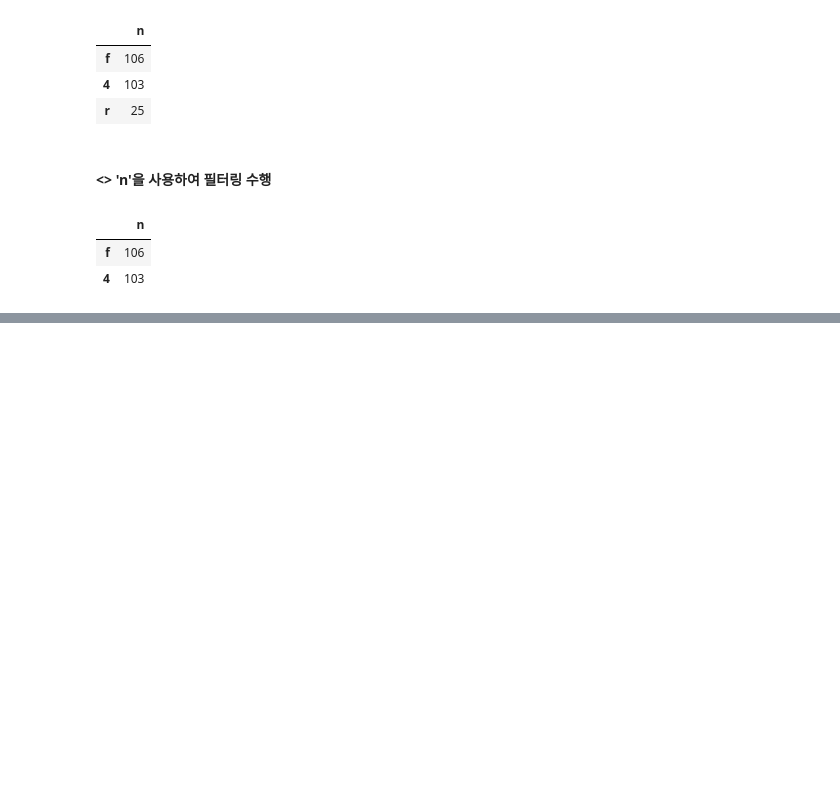
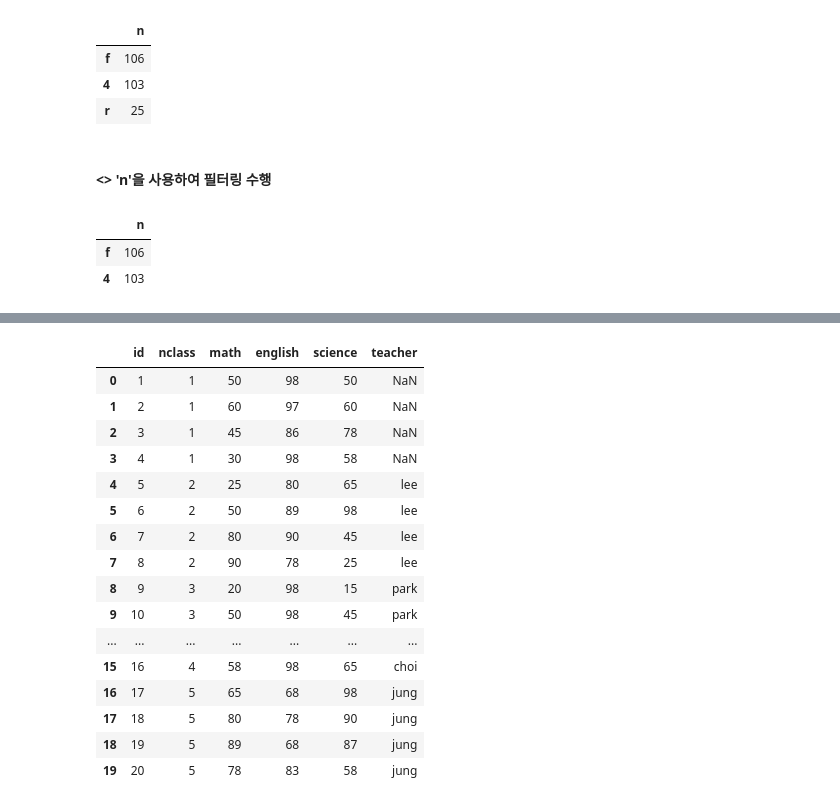
Before and after one commit to dndxor/BCDA, a Jupyter notebook: Ch06_DataHandling.ipynb, the cells around one changed output, grey strips where cells are left out. Cells and saved outputs as stored; diff of their text form; code cells hidden in the pictures; blank space fills up the shorter version.

```diff
--- a/Ch06_DataHandling.ipynb
+++ b/Ch06_DataHandling.ipynb
@@ -852,0 +950,5 @@ mpg['drv'].value_counts() \
+# %%
+## name 데이터 프레임을 만들기 : nclass = 1을 빼고 생성
+name = pd.DataFrame({'nclass'  : [2, 3, 4, 5],
+                     'teacher' : ['lee', 'park', 'choi', 'jung']})
+name
@@ -852,0 +961,22 @@ mpg['drv'].value_counts() \
+# %%
+## exam, name 프레임을 'nclass' 기준으로 Outer Join
+exam_all = pd.merge(exam, name, on='nclass', how='outer')
+exam_all
+# %% [output]
+|  | id | nclass | math | english | science | teacher |
+| 0 | 1 | 1 | 50 | 98 | 50 | NaN |
+| 1 | 2 | 1 | 60 | 97 | 60 | NaN |
+| 2 | 3 | 1 | 45 | 86 | 78 | NaN |
+| 3 | 4 | 1 | 30 | 98 | 58 | NaN |
+| 4 | 5 | 2 | 25 | 80 | 65 | lee |
+| 5 | 6 | 2 | 50 | 89 | 98 | lee |
+| 6 | 7 | 2 | 80 | 90 | 45 | lee |
+| 7 | 8 | 2 | 90 | 78 | 25 | lee |
+| 8 | 9 | 3 | 20 | 98 | 15 | park |
+| 9 | 10 | 3 | 50 | 98 | 45 | park |
+| ... | ... | ... | ... | ... | ... | ... |
+| 15 | 16 | 4 | 58 | 98 | 65 | choi |
+| 16 | 17 | 5 | 65 | 68 | 98 | jung |
+| 17 | 18 | 5 | 80 | 78 | 90 | jung |
+| 18 | 19 | 5 | 89 | 68 | 87 | jung |
+| 19 | 20 | 5 | 78 | 83 | 58 | jung |
```
Also changed, not shown: parts of 46 cells of this notebook, 5 other files.
